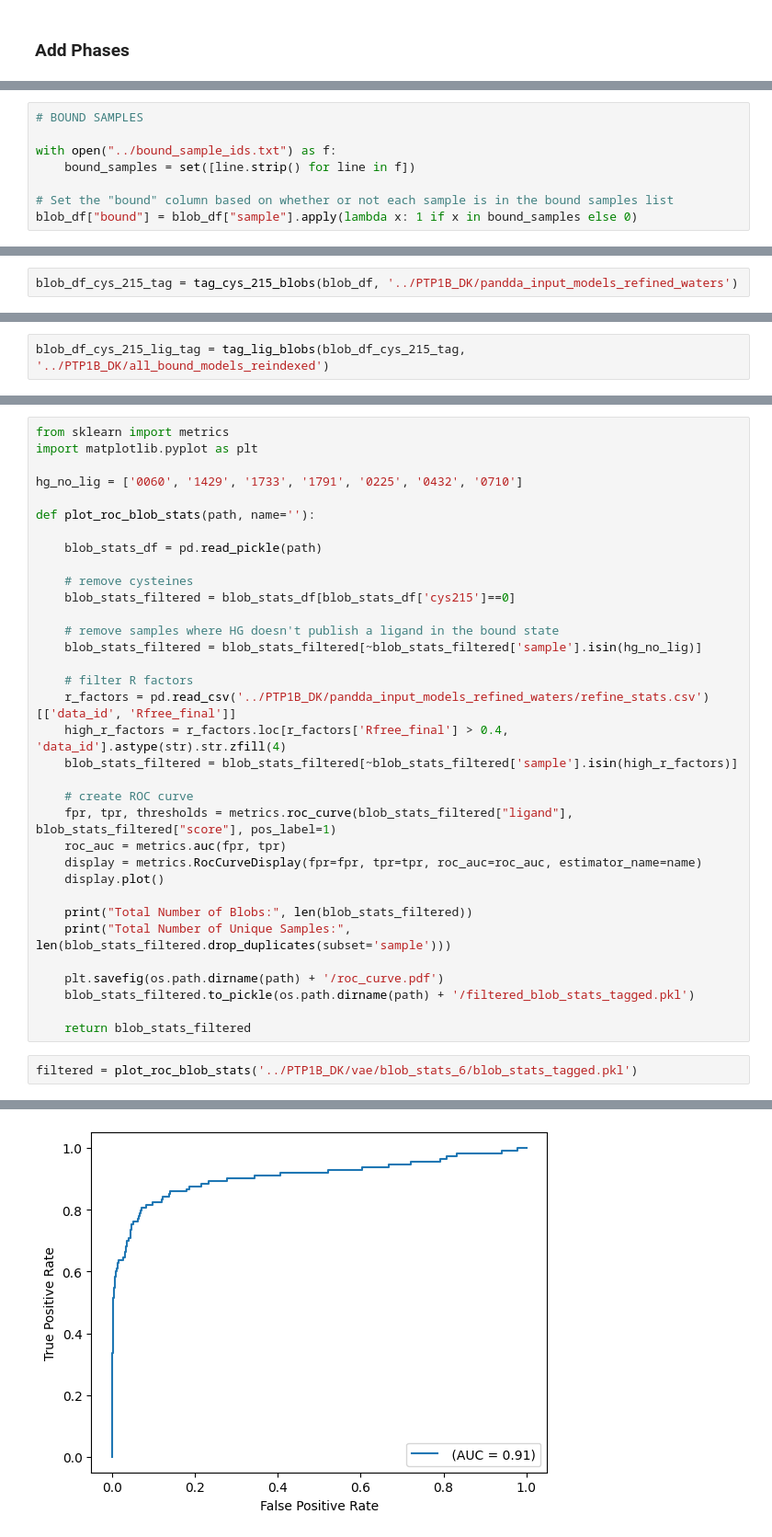
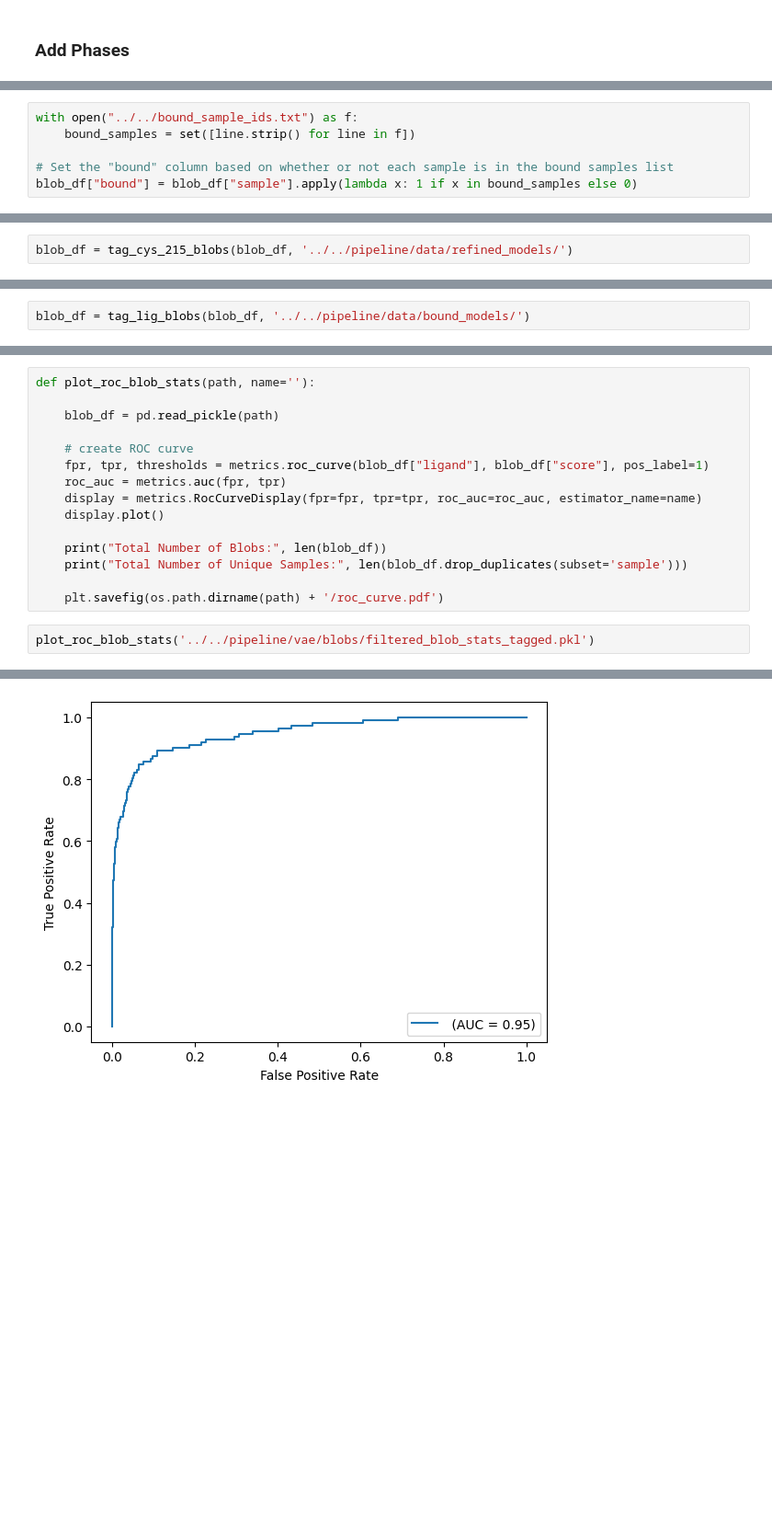
Before and after one commit to Hekstra-Lab/valdo, a Jupyter notebook: notebooks/pipeline.ipynb, the cells around one changed output, grey strips where cells are left out. Shown at 92% size. Saved outputs shown, nothing was run; the diff lists cells and outputs as text; blank space fills up the shorter version.

Commit message:
pipeline update – blob detection

```diff
--- a/notebooks/pipeline.ipynb
+++ b/notebooks/pipeline.ipynb
@@ -230,7 +601,5 @@ blob_df = pd.read_pickle('../PTP1B_DK/vae/blob_stats_6/blob_stats.pkl')
 # %%
-# BOUND SAMPLES
-
-with open("../bound_sample_ids.txt") as f:
+with open("../../bound_sample_ids.txt") as f:
     bound_samples = set([line.strip() for line in f])
 
 # Set the "bound" column based on whether or not each sample is in the bound samples list
@@ -238,2 +609,2 @@ blob_df["bound"] = blob_df["sample"].apply(lambda x: 1 if x in bound_samples els
 # %%
-blob_df_cys_215_tag = tag_cys_215_blobs(blob_df, '../PTP1B_DK/pandda_input_models_refined_waters')
+blob_df = tag_cys_215_blobs(blob_df, '../../pipeline/data/refined_models/')
@@ -242,2 +613,2 @@ blob_df_cys_215_tag['radius'] = blob_df_cys_215_tag['volume'].apply(lambda x: (x
 # %%
-blob_df_cys_215_lig_tag = tag_lig_blobs(blob_df_cys_215_tag, '../PTP1B_DK/all_bound_models_reindexed')
+blob_df = tag_lig_blobs(blob_df, '../../pipeline/data/bound_models/')
@@ -246,37 +651,18 @@ blob_df_cys_215_lig_tag.to_pickle('../PTP1B_DK/vae/blob_stats_6/blob_stats_tagge
 # %%
-from sklearn import metrics
-import matplotlib.pyplot as plt
-
-hg_no_lig = ['0060', '1429', '1733', '1791', '0225', '0432', '0710']
-
 def plot_roc_blob_stats(path, name=''):
 
-    blob_stats_df = pd.read_pickle(path)
-
-    # remove cysteines
-    blob_stats_filtered = blob_stats_df[blob_stats_df['cys215']==0]
-
-    # remove samples where HG doesn't publish a ligand in the bound state
-    blob_stats_filtered = blob_stats_filtered[~blob_stats_filtered['sample'].isin(hg_no_lig)]
-
-    # filter R factors
-    r_factors = pd.read_csv('../PTP1B_DK/pandda_input_models_refined_waters/refine_stats.csv')[['data_id', 'Rfree_final']]
-    high_r_factors = r_factors.loc[r_factors['Rfree_final'] > 0.4, 'data_id'].astype(str).str.zfill(4)
-    blob_stats_filtered = blob_stats_filtered[~blob_stats_filtered['sample'].isin(high_r_factors)]
+    blob_df = pd.read_pickle(path)
 
     # create ROC curve
-    fpr, tpr, thresholds = metrics.roc_curve(blob_stats_filtered["ligand"], blob_stats_filtered["score"], pos_label=1)
+    fpr, tpr, thresholds = metrics.roc_curve(blob_df["ligand"], blob_df["score"], pos_label=1)
     roc_auc = metrics.auc(fpr, tpr)
     display = metrics.RocCurveDisplay(fpr=fpr, tpr=tpr, roc_auc=roc_auc, estimator_name=name)
     display.plot()
 
-    print("Total Number of Blobs:", len(blob_stats_filtered))
-    print("Total Number of Unique Samples:", len(blob_stats_filtered.drop_duplicates(subset='sample')))
+    print("Total Number of Blobs:", len(blob_df))
+    print("Total Number of Unique Samples:", len(blob_df.drop_duplicates(subset='sample')))
 
     plt.savefig(os.path.dirname(path) + '/roc_curve.pdf')
-    blob_stats_filtered.to_pickle(os.path.dirname(path) + '/filtered_blob_stats_tagged.pkl')
-
-    return blob_stats_filtered
 # %%
-filtered = plot_roc_blob_stats('../PTP1B_DK/vae/blob_stats_6/blob_stats_tagged.pkl')
+plot_roc_blob_stats('../../pipeline/vae/blobs/filtered_blob_stats_tagged.pkl')
 # %% [output]
@@ -284,2 +670,2 @@ Total Number of Blobs: 10050
 Total Number of Unique Samples: 1504
-[figure, old version]
+[figure, new version]
```
Also changed, not shown: parts of 98 cells of this notebook, 6 other files.
